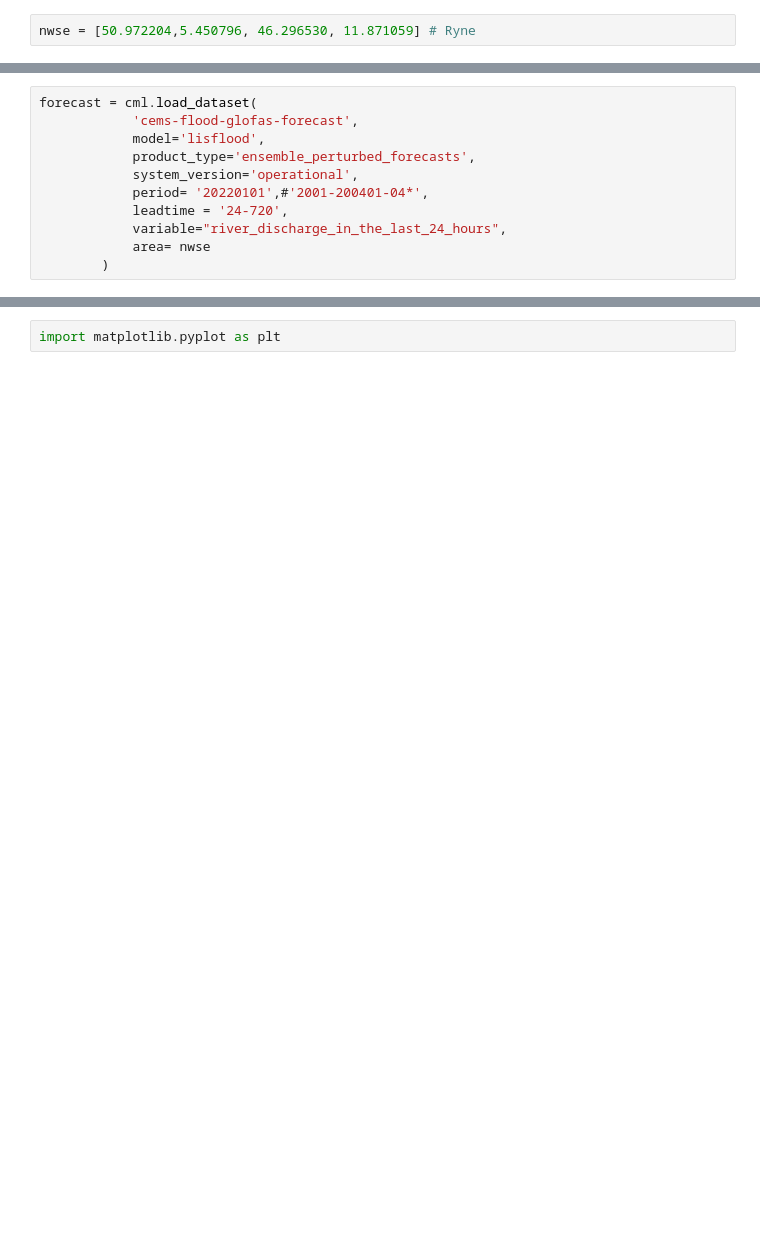
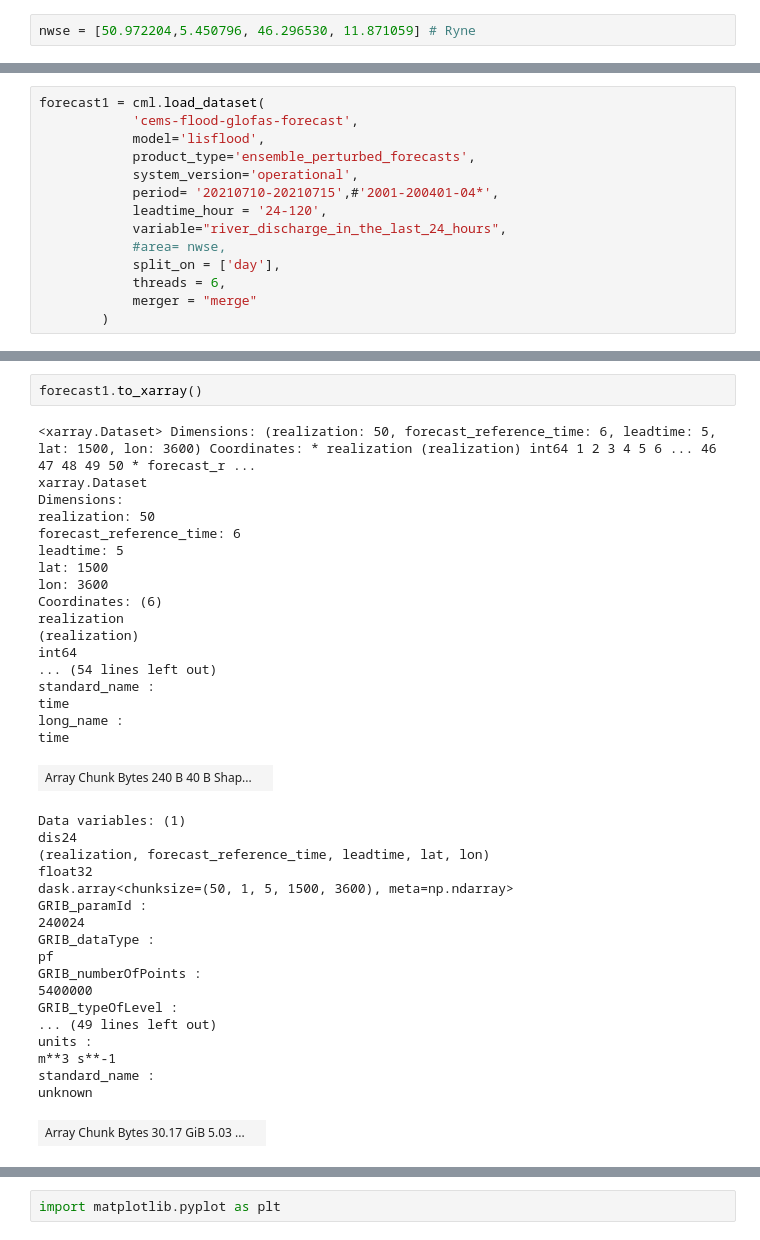
Before and after one commit to iacopoff/climetlab-cems-flood, a Jupyter notebook: notebooks/glofas-forecast.ipynb, the cells around one changed output, grey strips where cells are left out. Cells and saved outputs as stored; diff of their text form; blank space fills up the shorter version.

```diff
--- a/notebooks/glofas-forecast.ipynb
+++ b/notebooks/glofas-forecast.ipynb
@@ -6,11 +17,14 @@ nwse = [50.972204,5.450796, 46.296530, 11.871059] # Ryne
 # %%
-forecast = cml.load_dataset(
+forecast1 = cml.load_dataset(
             'cems-flood-glofas-forecast',
             model='lisflood',
             product_type='ensemble_perturbed_forecasts',
             system_version='operational',
-            period= '20220101',#'2001-200401-04*',
-            leadtime = '24-720',
+            period= '20210710-20210715',#'2001-200401-04*',
+            leadtime_hour = '24-120',
             variable="river_discharge_in_the_last_24_hours",
-            area= nwse
+            #area= nwse,
+            split_on = ['day'],
+            threads = 6,
+            merger = "merge"
         )
@@ -74,0 +31,39 @@ history :
+# %%
+forecast1.to_xarray()
+# %% [output]
+<xarray.Dataset> Dimensions: (realization: 50, forecast_reference_time: 6, leadtime: 5, lat: 1500, lon: 3600) Coordinates: * realization (realization) int64 1 2 3 4 5 6 ... 46 47 48 49 50 * forecast_r ...
+xarray.Dataset
+Dimensions:
+realization: 50
+forecast_reference_time: 6
+leadtime: 5
+lat: 1500
+lon: 3600
+Coordinates: (6)
+realization
+(realization)
+int64
+... (54 lines left out)
+standard_name :
+time
+long_name :
+time
+| Array Chunk Bytes 240 B 40 B Shap... |  |
+Data variables: (1)
+dis24
+(realization, forecast_reference_time, leadtime, lat, lon)
+float32
+dask.array<chunksize=(50, 1, 5, 1500, 3600), meta=np.ndarray>
+GRIB_paramId :
+240024
+GRIB_dataType :
+pf
+GRIB_numberOfPoints :
+5400000
+GRIB_typeOfLevel :
+... (49 lines left out)
+units :
+m**3 s**-1
+standard_name :
+unknown
+| Array Chunk Bytes 30.17 GiB 5.03 ... |  |
```
Also changed, not shown: parts of 21 cells of this notebook, 9 other files.
